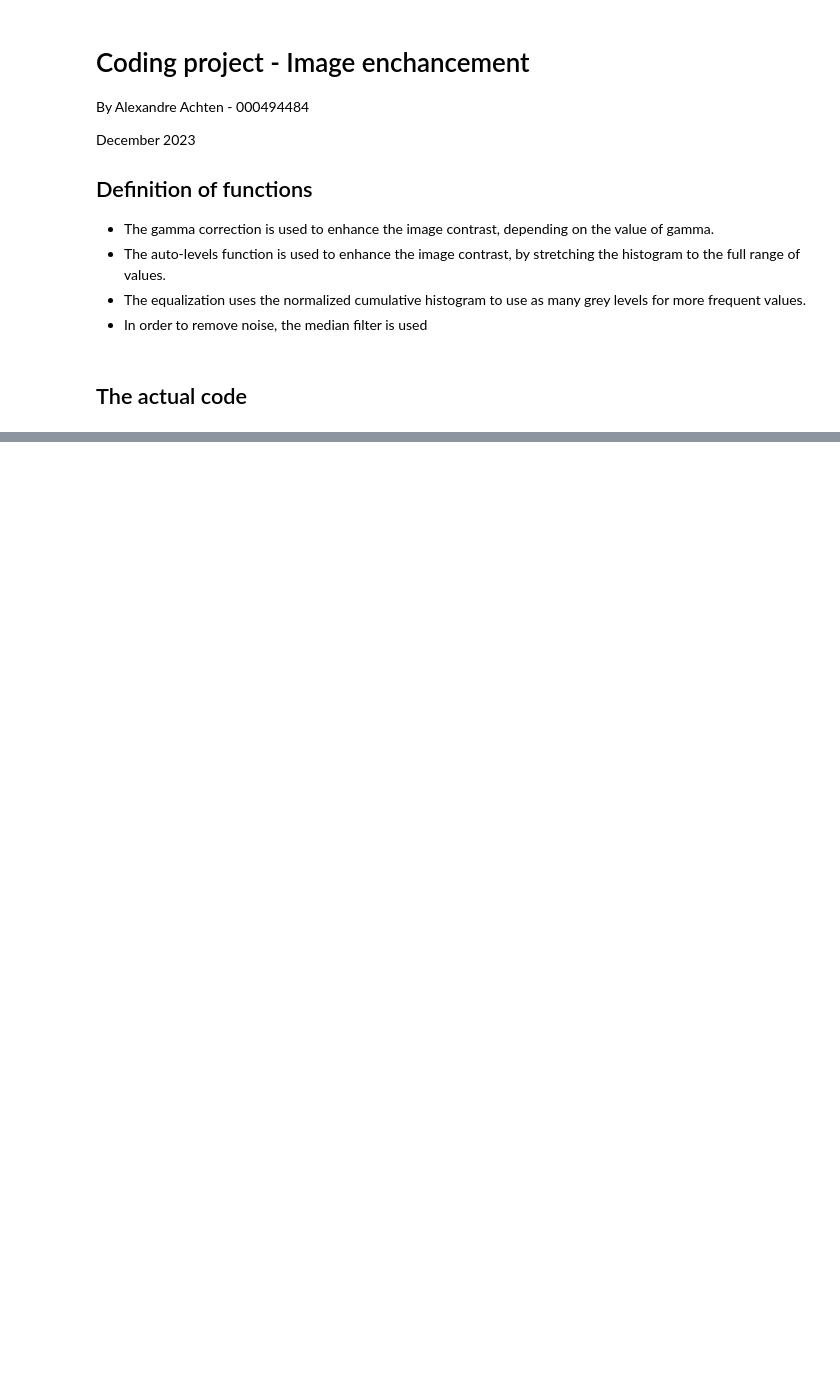
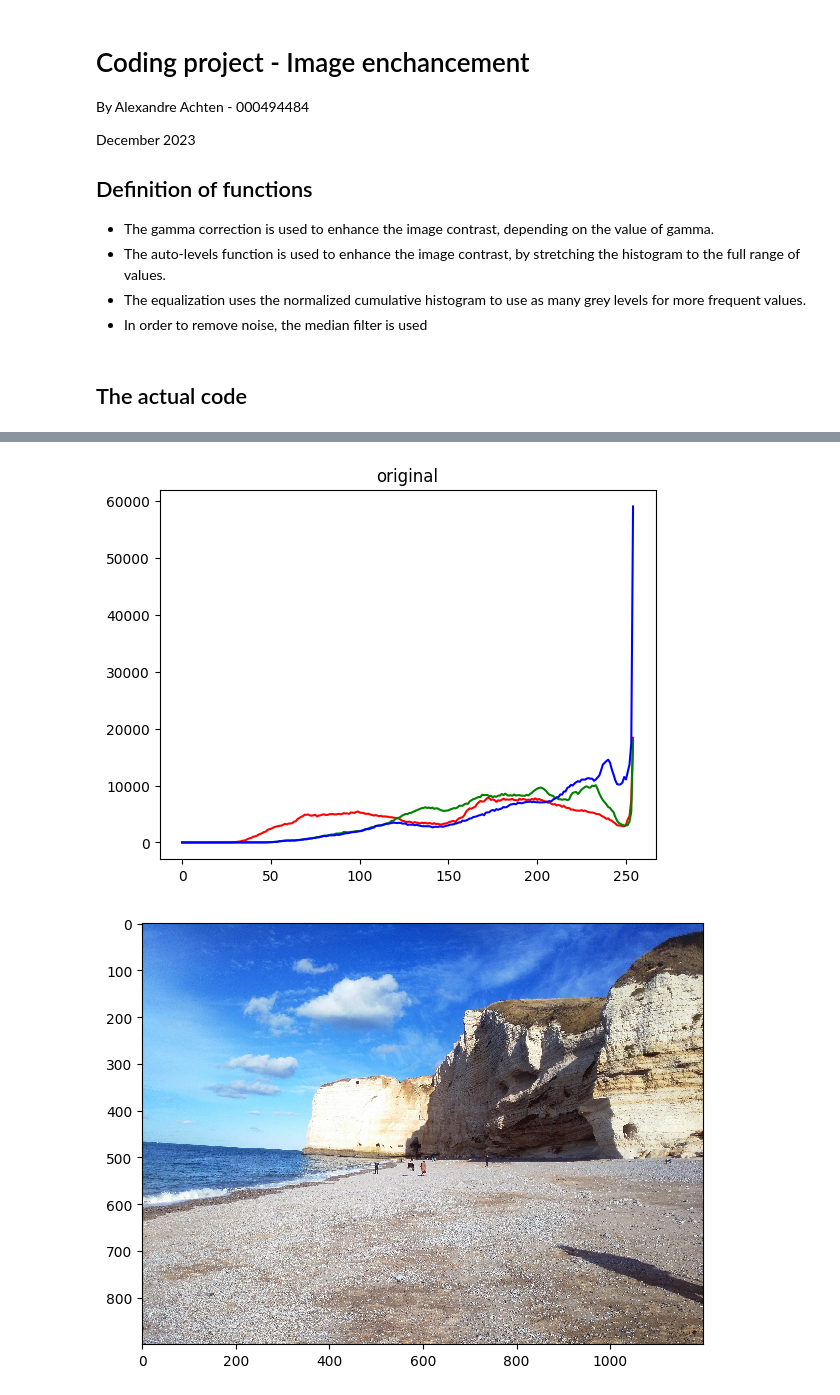
Before and after one commit to Exagor/info-h-500, a Jupyter notebook: docs/Projects/project2_enchance.ipynb, the cells around one changed output, grey strips where cells are left out. Saved outputs shown, nothing was run; the diff lists cells and outputs as text; code cells hidden in the pictures; blank space fills up the shorter version.

```diff
--- a/docs/Projects/project2_enchance.ipynb
+++ b/docs/Projects/project2_enchance.ipynb
@@ -168,0 +163,13 @@ imsave("etretat_enhanced.jpg",im)
+# %%
+im = imread("etretat.jpg")
+gamma = 1.3
+
+show_histogram(im,"original")
+im_enh = enchancement(im,gamma=gamma,autolevel=True,equalize=False,correct_lum=False,remove_noise=False)
+imshow(im)
+show_histogram(im_enh,"enhanced")
+
+imsave("etretat_enhanced.jpg",im)
+# %% [output]
+[figure, added]
+[figure, added]
```
Also changed, not shown: parts of 3 cells of this notebook, 3 other files.
